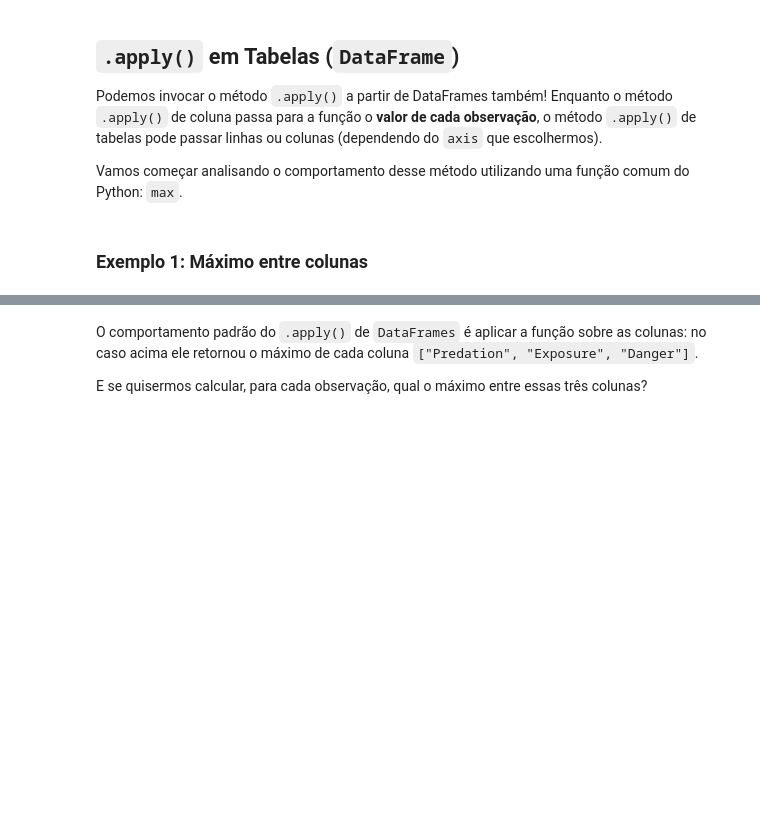
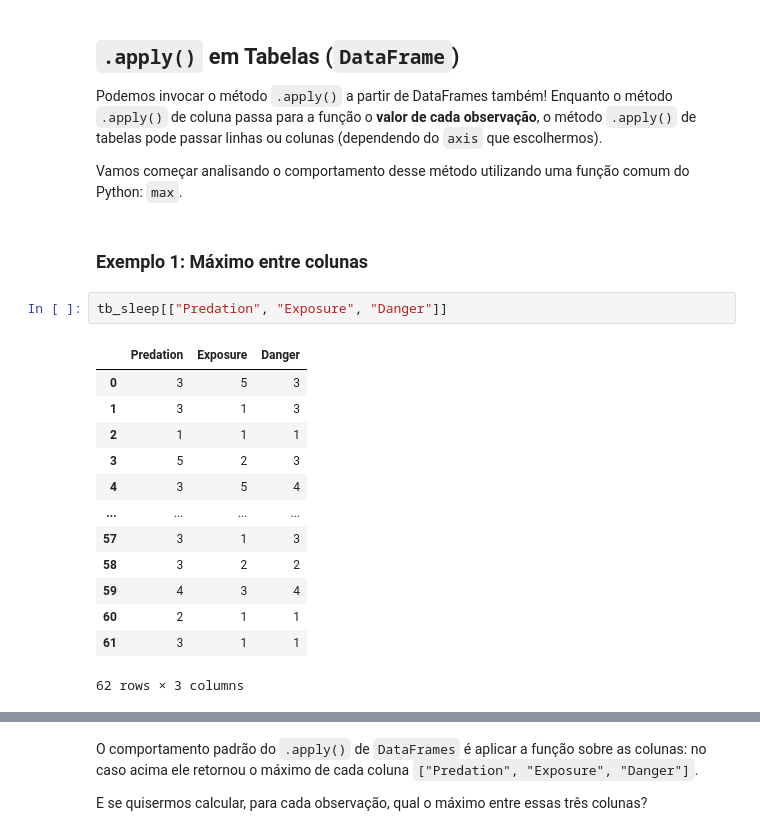
Before and after one commit to sadguilherme/99_PT_JAN2023, a Jupyter notebook: aulas/20230218 Functional Paradigm.ipynb, the cells around one changed output, grey strips where cells are left out. Saved outputs shown, nothing was run; the diff lists cells and outputs as text; blank space fills up the shorter version.

```diff
--- a/aulas/20230218 Functional Paradigm.ipynb
+++ b/aulas/20230218 Functional Paradigm.ipynb
@@ -308,5 +466,21 @@ Podemos invocar o método `.apply()` a partir de DataFrames também! Enquanto o
 Vamos começar analisando o comportamento desse método utilizando uma função comum do Python: `max`.
 # %% [markdown]
 ### Exemplo 1: Máximo entre colunas
+# %%
+tb_sleep[["Predation", "Exposure", "Danger"]]
+# %% [output]
+|  | Predation | Exposure | Danger |
+| 0 | 3 | 5 | 3 |
+| 1 | 3 | 1 | 3 |
+| 2 | 1 | 1 | 1 |
+| 3 | 5 | 2 | 3 |
+| 4 | 3 | 5 | 4 |
+| ... | ... | ... | ... |
+| 57 | 3 | 1 | 3 |
+| 58 | 3 | 2 | 2 |
+| 59 | 4 | 3 | 4 |
+| 60 | 2 | 1 | 1 |
+| 61 | 3 | 1 | 1 |
+62 rows × 3 columns
 # %%
 tb_sleep[["Predation", "Exposure", "Danger"]].apply(max)
```
Also changed, not shown: parts of 59 cells of this notebook.
